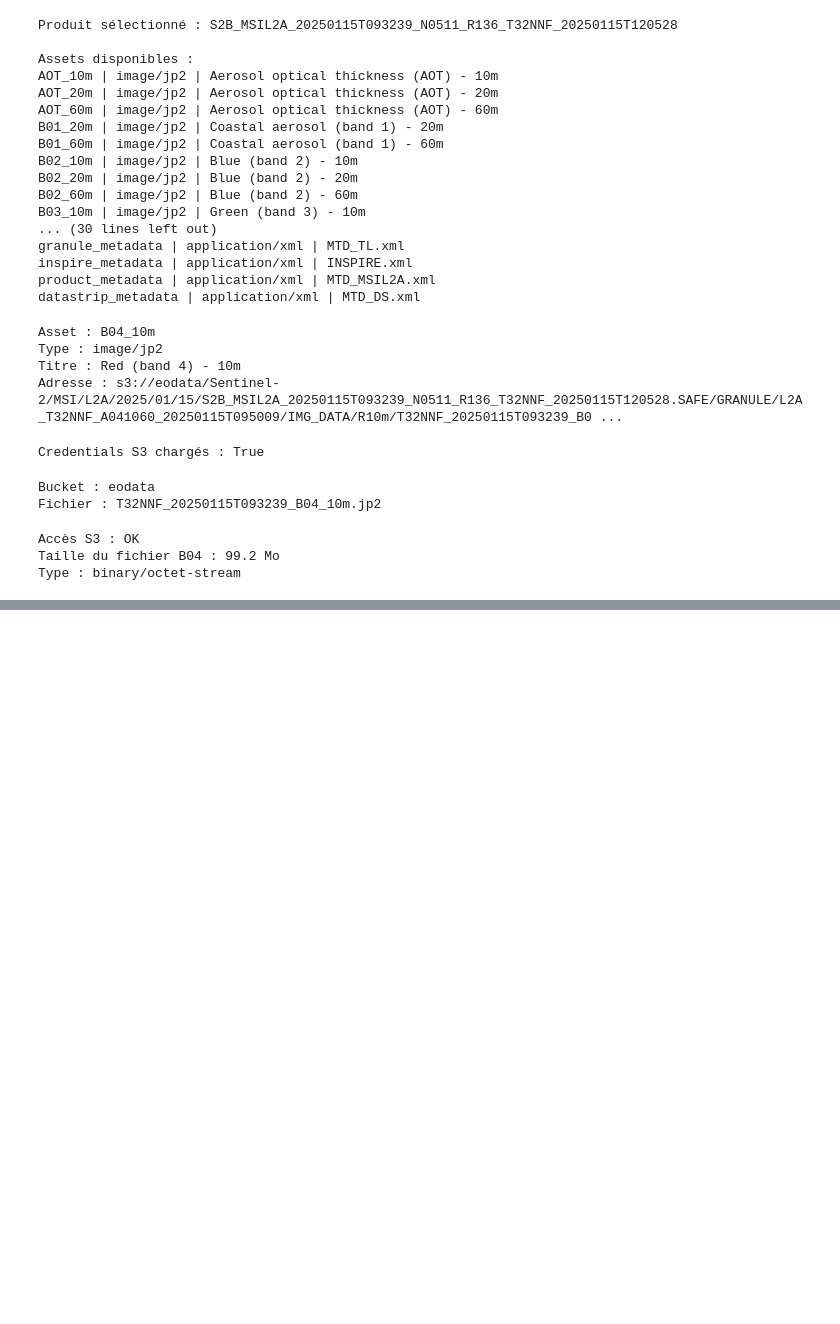
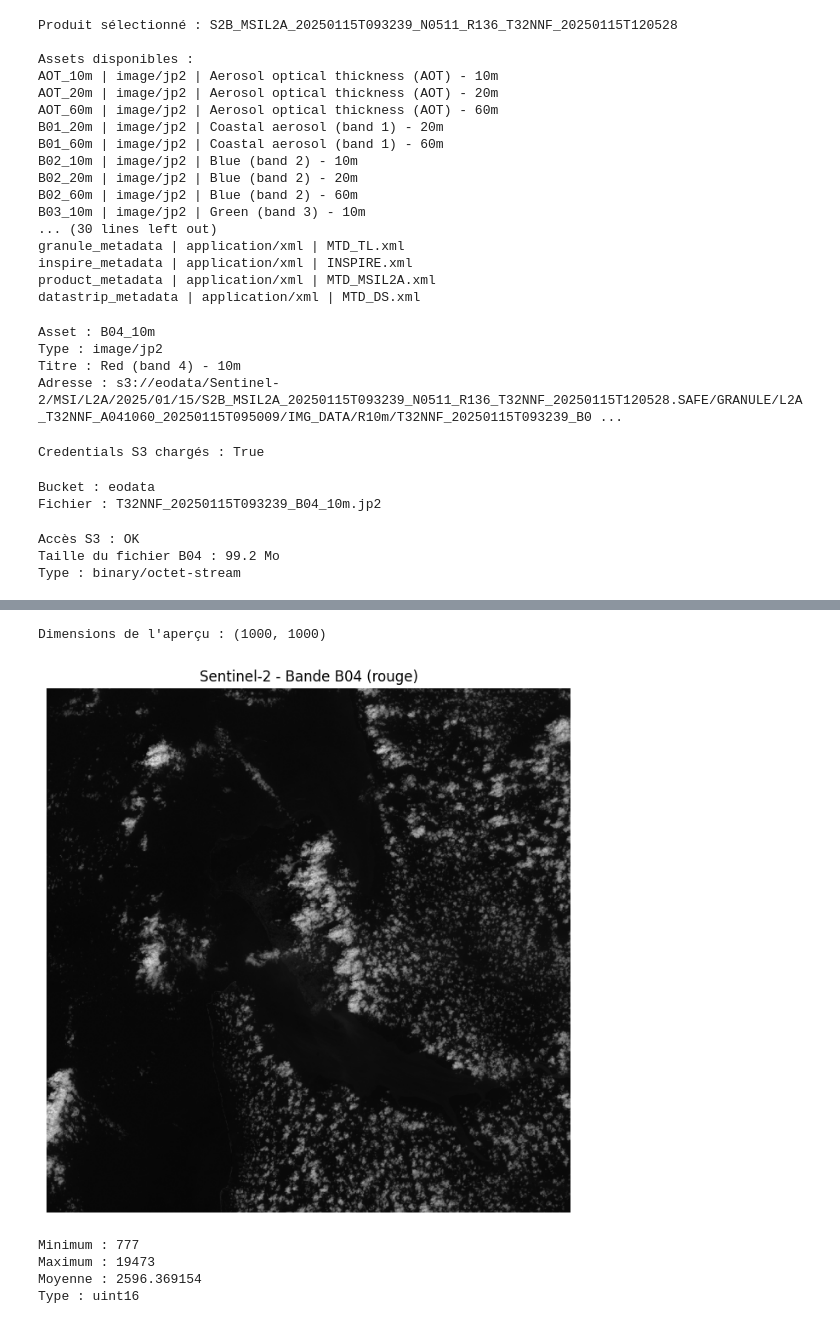
Before and after one commit to axelnyandwi/gabon-geoai-lab, a Jupyter notebook: notebooks/01_sentinel2_discovery.ipynb, the cells around one changed output, grey strips where cells are left out. Saved outputs shown, nothing was run; the diff lists cells and outputs as text; code cells hidden in the pictures; blank space fills up the shorter version.

```diff
--- a/notebooks/01_sentinel2_discovery.ipynb
+++ b/notebooks/01_sentinel2_discovery.ipynb
@@ -337,0 +353,9 @@ Type : binary/octet-stream
+# %%
+from pathlib import Path
+
+raw_dir = Path("../data/raw/sentinel2")
+raw_dir.mkdir(parents=True, exist_ok=True)
+
+b04_local_path = raw_dir / b04_key.split("/")[-1]
+
+print(b04_local_path)
@@ -337,0 +379,10 @@ Type : binary/octet-stream
+# %%
+with rasterio.open(b04_local_path) as src:
+    print("Driver :", src.driver)
+    print("Largeur :", src.width)
+    print("Hauteur :", src.height)
+    print("Nombre de bandes :", src.count)
+    print("Type des pixels :", src.dtypes)
+    print("CRS :", src.crs)
+    print("Résolution :", src.res)
+    print("Emprise :", src.bounds)
@@ -337,0 +398,30 @@ Type : binary/octet-stream
+# %%
+with rasterio.open(b04_local_path) as src:
+    b04_preview = src.read(
+        1,
+        out_shape=(1000, 1000),
+    )
+
+print("Dimensions de l'aperçu :", b04_preview.shape)
+# %% [output]
+Dimensions de l'aperçu : (1000, 1000)
+# %%
+import matplotlib.pyplot as plt
+
+plt.figure(figsize=(8, 8))
+plt.imshow(b04_preview, cmap="gray")
+plt.title("Sentinel-2 - Bande B04 (rouge)")
+plt.axis("off")
+plt.show()
+# %% [output]
+[figure, added]
+# %%
+print("Minimum :", b04_preview.min())
+print("Maximum :", b04_preview.max())
+print("Moyenne :", b04_preview.mean())
+print("Type :", b04_preview.dtype)
+# %% [output]
+Minimum : 777
+Maximum : 19473
+Moyenne : 2596.369154
+Type : uint16
```
Also changed, not shown: parts of 45 cells of this notebook, 1 other file.
